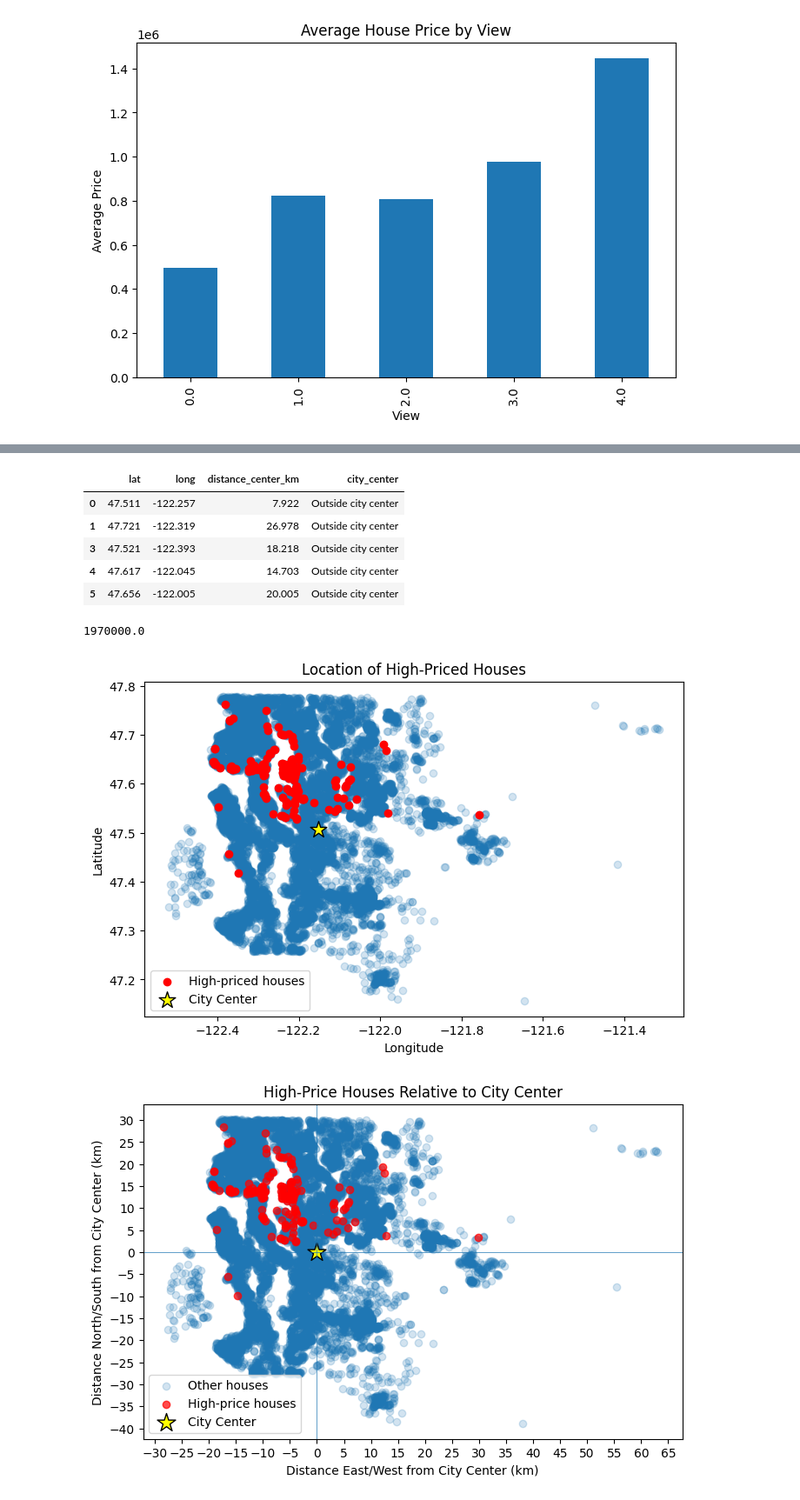
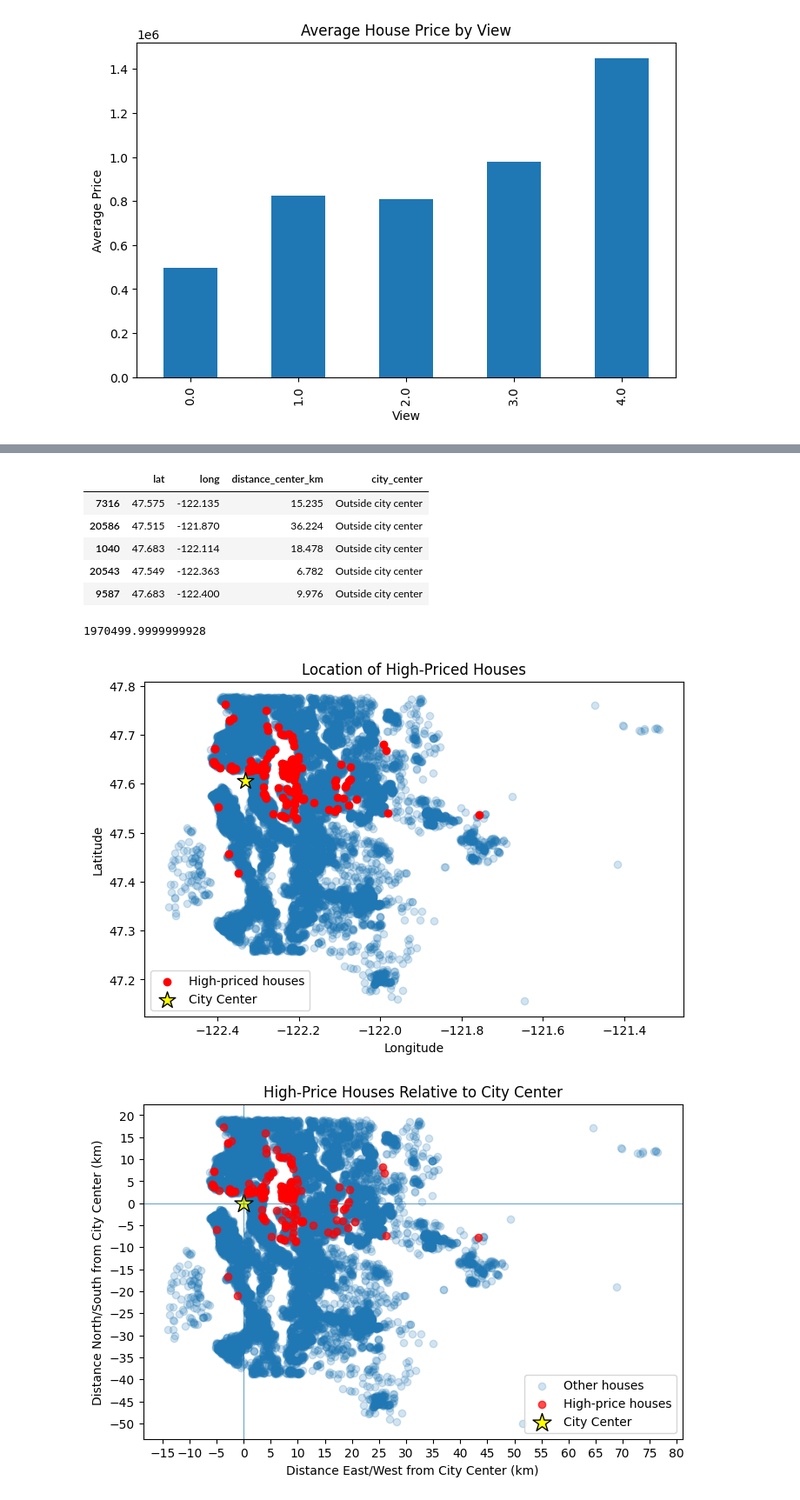
Before and after one commit to rambabugupta/ds-eda-project, a Jupyter notebook: 04_eda.ipynb, the cells around one changed output, grey strips where cells are left out. Shown at 87% size. Cells and saved outputs as stored; diff of their text form; code cells hidden in the pictures.

Commit message:
added dataframe

```diff
--- a/04_eda.ipynb
+++ b/04_eda.ipynb
@@ -76,12 +76,12 @@ Deleting duplicate rows based on ids and keep rows with latest date.
 # %%
 df_import["date"] = pd.to_datetime(df_import["date"])
 
-df = (
+df_import= (
     df_import.sort_values("date")
       .drop_duplicates(subset="id", keep="last")
 )
-df.head()
-len(df)
+df_import.head()
+len(df_import)
 # %% [output]
 21420
 # %%
@@ -317,9 +317,8 @@ plt.show()
 # %% [output]
 [figure]
 # %%
-
-center_lat = 47.5062
-center_long = -122.1521
+center_lat = 47.6062
+center_long = -122.3321
 df_final.plot.scatter(x="long", y="lat")
 
 plt.scatter(center_long, center_lat, color="red", s=100)
@@ -358,11 +357,11 @@ Name: count, dtype: int64
 df_final[["lat", "long", "distance_center_km", "city_center"]].head()
 # %% [output]
 |  | lat | long | distance_center_km | city_center |
-| 0 | 47.511 | -122.257 | 7.922 | Outside city center |
-| 1 | 47.721 | -122.319 | 26.978 | Outside city center |
-| 3 | 47.521 | -122.393 | 18.218 | Outside city center |
-| 4 | 47.617 | -122.045 | 14.703 | Outside city center |
-| 5 | 47.656 | -122.005 | 20.005 | Outside city center |
+| 7316 | 47.575 | -122.135 | 15.235 | Outside city center |
+| 20586 | 47.515 | -121.870 | 36.224 | Outside city center |
+| 1040 | 47.683 | -122.114 | 18.478 | Outside city center |
+| 20543 | 47.549 | -122.363 | 6.782 | Outside city center |
+| 9587 | 47.683 | -122.400 | 9.976 | Outside city center |
 # %%
 high_price_limit = df_final["price"].quantile(0.99)
 
@@ -370,7 +369,7 @@ high_price = df_final[df_final["price"] >= high_price_limit]
 
 print(high_price_limit)
 # %% [output]
-1970000.0
+1970499.9999999928
 # %%
 import matplotlib.pyplot as plt
 
@@ -404,11 +403,11 @@ plt.title("Location of High-Priced Houses")
 plt.legend()
 plt.show()
 # %% [output]
-[figure, old version]
+[figure, new version]
 # %%
 
-center_lat = 47.5062
-center_long = -122.1521
+center_lat = 47.6062
+center_long = -122.3321
 from matplotlib.ticker import MultipleLocator
 
 
@@ -447,34 +446,34 @@ plt.scatter(
     df_final.loc[high_price, "distance_y_km"],
     color="red",
     alpha=0.7,
     label="High-price houses"
 )
 
 # City center
 plt.scatter(
     0, 0,
     color="yellow",
     edgecolor="black",
     s=250,
     marker="*",
     label="City Center"
 )
 
 plt.xlabel("Distance East/West from City Center (km)")
 plt.ylabel("Distance North/South from City Center (km)")
 plt.title("High-Price Houses Relative to City Center")
 
 # EVERY 2 KM
 plt.gca().xaxis.set_major_locator(MultipleLocator(5))
 plt.gca().yaxis.set_major_locator(MultipleLocator(5))
 
 plt.axhline(0, linewidth=0.5)
 plt.axvline(0, linewidth=0.5)
 
 plt.legend()
 plt.show()
 # %% [output]
-[figure, old version]
+[figure, new version]
 # %%
 import matplotlib.pyplot as plt
 from matplotlib.ticker import MultipleLocator
```
Also changed, not shown: parts of 16 cells of this notebook, 1 other file.
